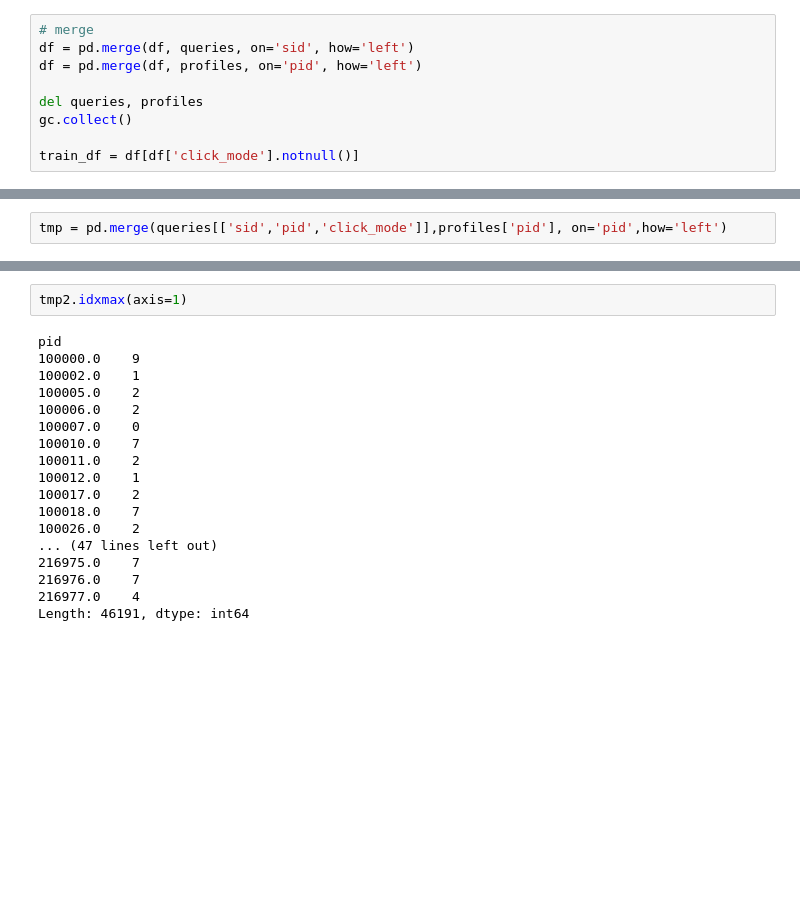
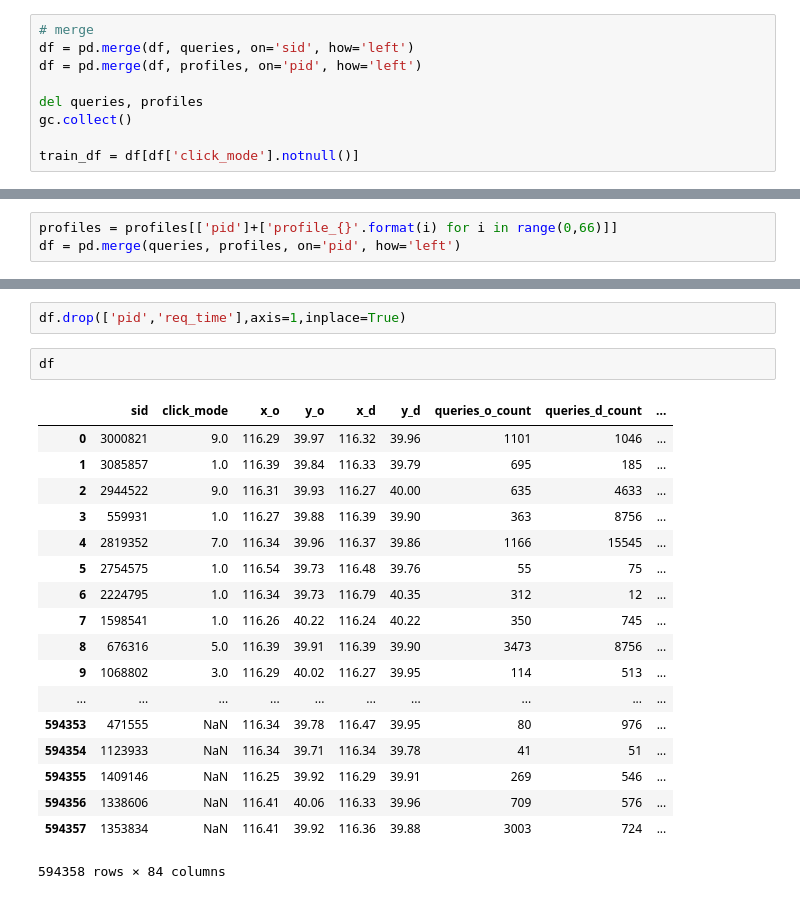
Before and after one commit to MitsuruFujiwara/KDD-Cup-2019, a Jupyter notebook: src/902_check_features.ipynb, the cells around one changed output, grey strips where cells are left out. Drawn from its saved outputs; the diff is of its cells as text; blank space fills up the shorter version.

```diff
--- a/src/902_check_features.ipynb
+++ b/src/902_check_features.ipynb
@@ -61,2 +40,3 @@ profiles
 # %%
-tmp = pd.merge(queries[['sid','pid','click_mode']],profiles['pid'], on='pid',how='left')
+profiles = profiles[['pid']+['profile_{}'.format(i) for i in range(0,66)]]
+df = pd.merge(queries, profiles, on='pid', how='left')
@@ -90,20 +43,23 @@ tmp2
-# %%
-tmp2.idxmax(axis=1)
-# %% [output]
-pid
-100000.0    9
-100002.0    1
-100005.0    2
-100006.0    2
-100007.0    0
-100010.0    7
-100011.0    2
-100012.0    1
-100017.0    2
-100018.0    7
-100026.0    2
-... (47 lines left out)
-216975.0    7
-216976.0    7
-216977.0    4
-Length: 46191, dtype: int64
+# %%
+df.drop(['pid','req_time'],axis=1,inplace=True)
+# %%
+df
+# %% [output]
+|  | sid | click_mode | x_o | y_o | x_d | y_d | queries_o_count | queries_d_count | ... |
+| 0 | 3000821 | 9.0 | 116.29 | 39.97 | 116.32 | 39.96 | 1101 | 1046 | ... |
+| 1 | 3085857 | 1.0 | 116.39 | 39.84 | 116.33 | 39.79 | 695 | 185 | ... |
+| 2 | 2944522 | 9.0 | 116.31 | 39.93 | 116.27 | 40.00 | 635 | 4633 | ... |
+| 3 | 559931 | 1.0 | 116.27 | 39.88 | 116.39 | 39.90 | 363 | 8756 | ... |
+| 4 | 2819352 | 7.0 | 116.34 | 39.96 | 116.37 | 39.86 | 1166 | 15545 | ... |
+| 5 | 2754575 | 1.0 | 116.54 | 39.73 | 116.48 | 39.76 | 55 | 75 | ... |
+| 6 | 2224795 | 1.0 | 116.34 | 39.73 | 116.79 | 40.35 | 312 | 12 | ... |
+| 7 | 1598541 | 1.0 | 116.26 | 40.22 | 116.24 | 40.22 | 350 | 745 | ... |
+| 8 | 676316 | 5.0 | 116.39 | 39.91 | 116.39 | 39.90 | 3473 | 8756 | ... |
+| 9 | 1068802 | 3.0 | 116.29 | 40.02 | 116.27 | 39.95 | 114 | 513 | ... |
+| ... | ... | ... | ... | ... | ... | ... | ... | ... | ... |
+| 594353 | 471555 | NaN | 116.34 | 39.78 | 116.47 | 39.95 | 80 | 976 | ... |
+| 594354 | 1123933 | NaN | 116.34 | 39.71 | 116.34 | 39.78 | 41 | 51 | ... |
+| 594355 | 1409146 | NaN | 116.25 | 39.92 | 116.29 | 39.91 | 269 | 546 | ... |
+| 594356 | 1338606 | NaN | 116.41 | 40.06 | 116.33 | 39.96 | 709 | 576 | ... |
+| 594357 | 1353834 | NaN | 116.41 | 39.92 | 116.36 | 39.88 | 3003 | 724 | ... |
+594358 rows × 84 columns
```
Also changed, not shown: parts of 5 cells of this notebook, 8 other files.
